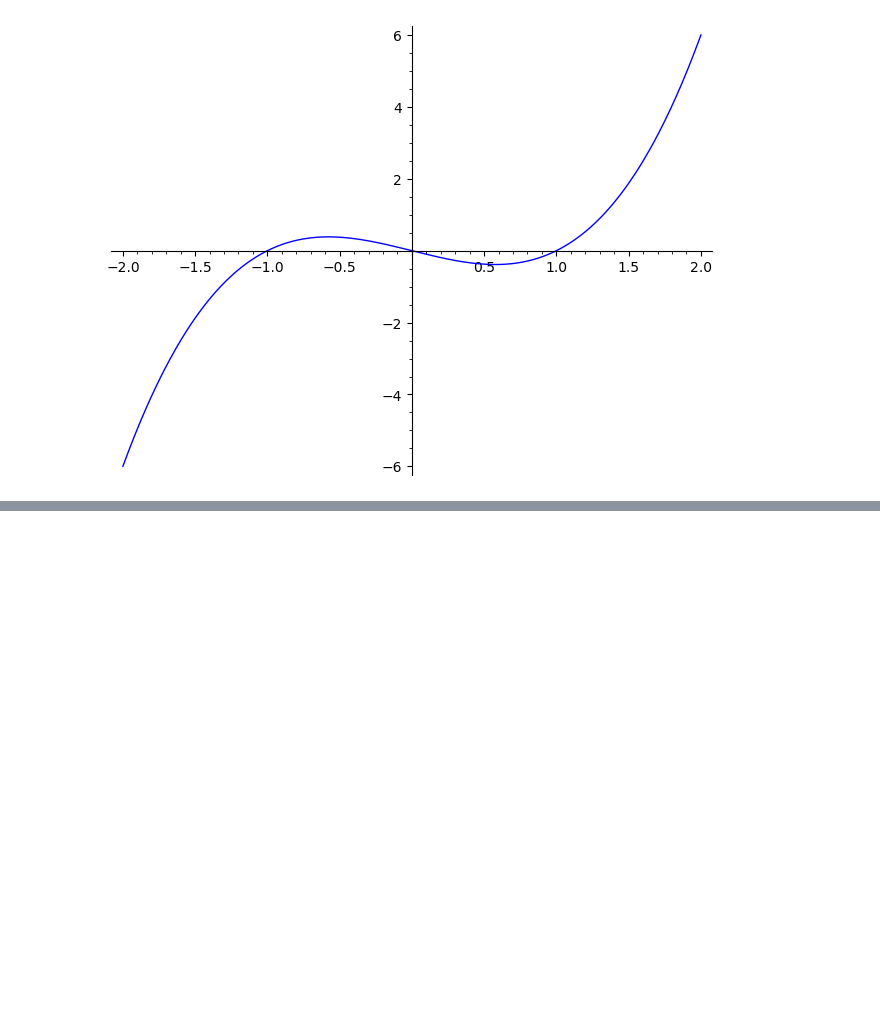
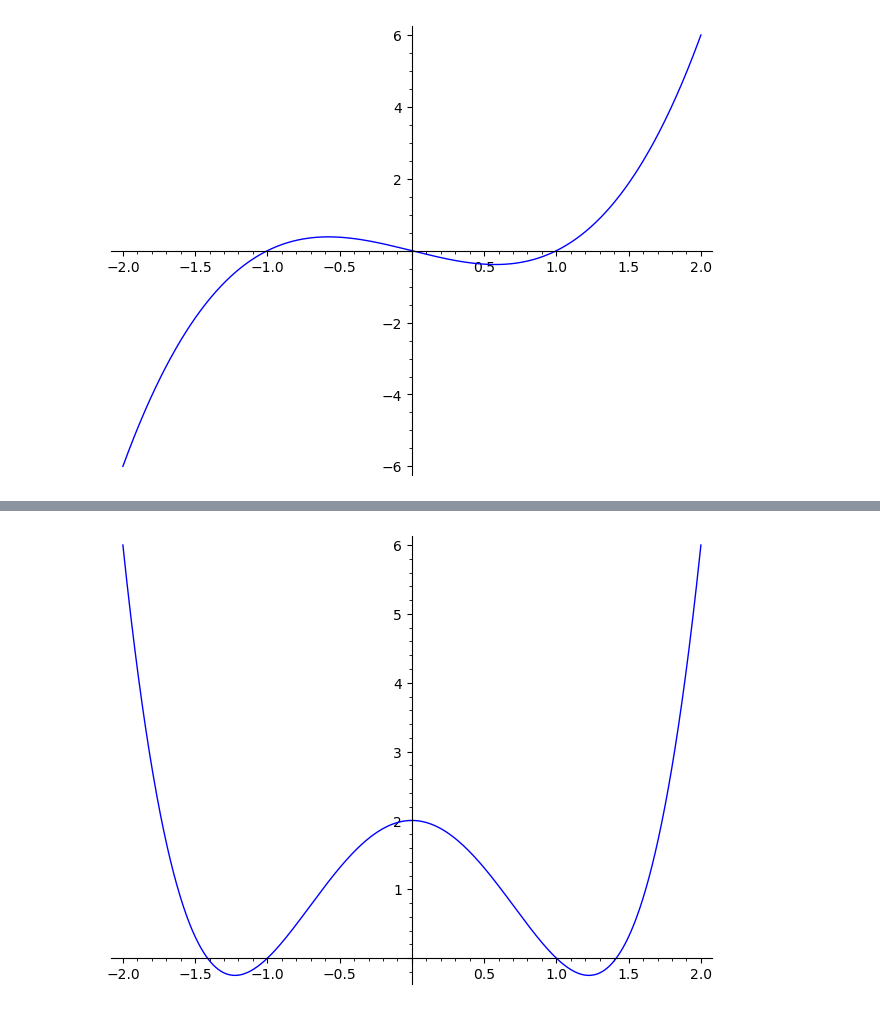
Before and after one commit to igor-dimi/scientific-and-symbolic-computing-software-notes, a Jupyter notebook: sage/bard/01.ipynb, the cells around one changed output, grey strips where cells are left out. Cells and saved outputs as stored; diff of their text form; code cells hidden in the pictures; blank space fills up the shorter version.

```diff
--- a/sage/bard/01.ipynb
+++ b/sage/bard/01.ipynb
@@ -238,0 +253,4 @@ plot(x^3 - x, -2, 2)
+# %%
+plot(x^4 - 3*x^2 + 2, -2, 2)
+# %% [output]
+[figure, added]
```
Also changed, not shown: parts of 10 cells of this notebook.
